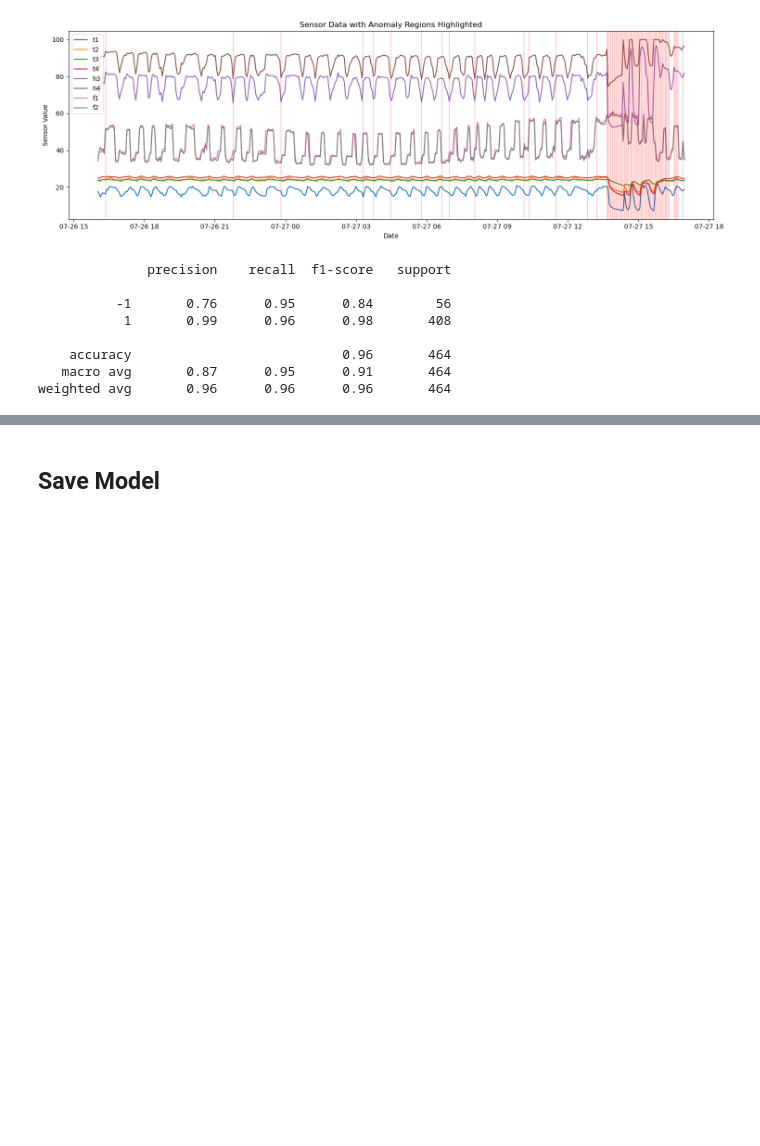
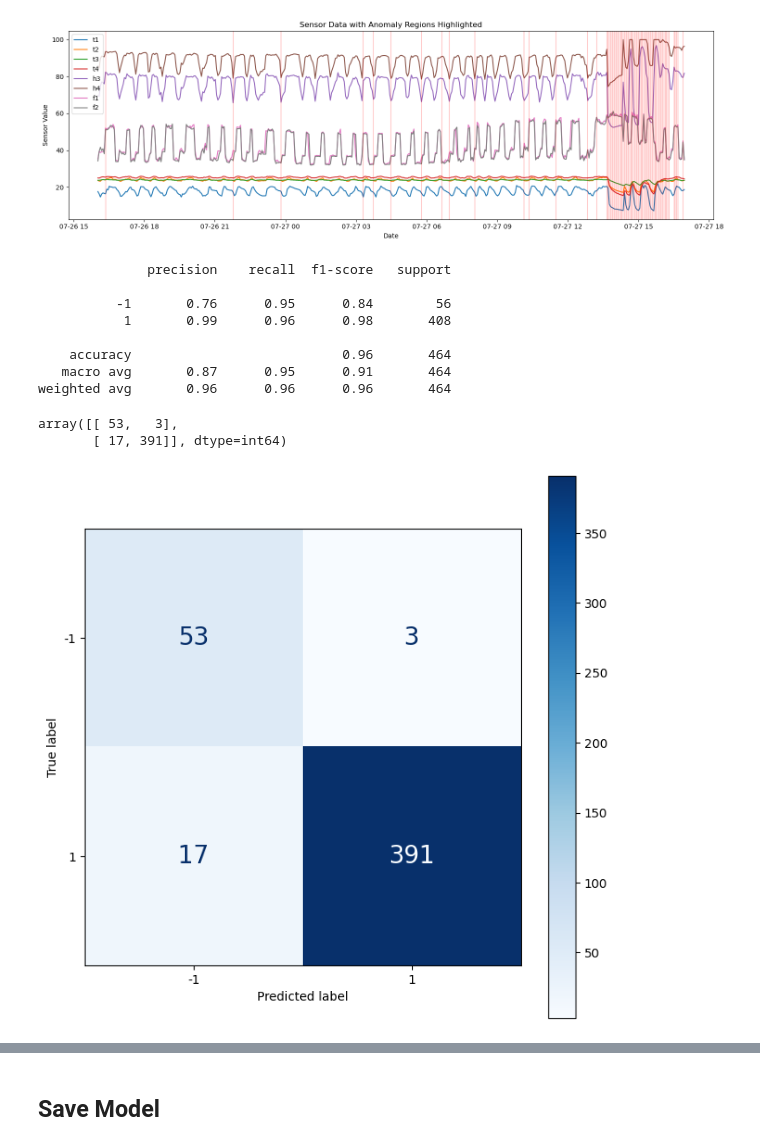
Before and after one commit to UVG2022-TEAM/ad_model, a Jupyter notebook: ad_iot.ipynb, the cells around one changed output, grey strips where cells are left out. Saved outputs shown, nothing was run; the diff lists cells and outputs as text; code cells hidden in the pictures; blank space fills up the shorter version.

```diff
--- a/ad_iot.ipynb
+++ b/ad_iot.ipynb
@@ -154,3 +155,19 @@ print(report)
     accuracy                           0.96       464
    macro avg       0.87      0.95      0.91       464
 weighted avg       0.96      0.96      0.96       464
+# %%
+matrix = confusion_matrix(y_true, y_pred, labels=[-1, 1])
+# %% [output]
+array([[ 53,   3],
+       [ 17, 391]], dtype=int64)
+# %%
+disp = ConfusionMatrixDisplay(confusion_matrix=matrix, display_labels=[-1, 1])
+fig, ax = plt.subplots(figsize=(8, 8))
+disp.plot(ax=ax, cmap=plt.cm.Blues)
+
+for text in ax.texts:
+    text.set_size(20)
+
+plt.show()
+# %% [output]
+[figure, added]
```
Also changed, not shown: parts of 2 cells of this notebook, 2 other files.
